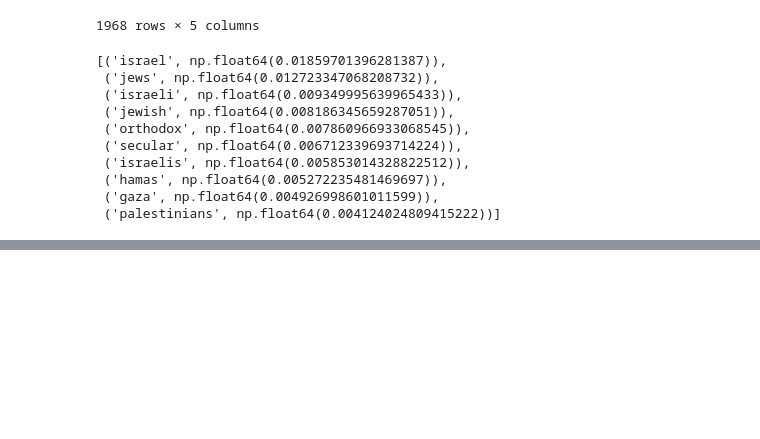
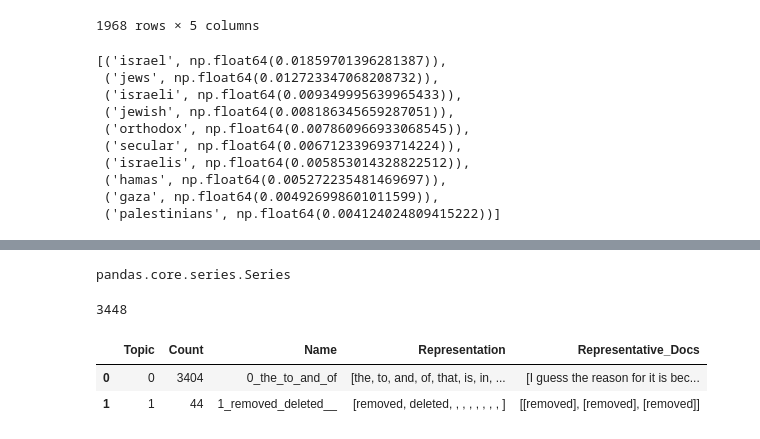
Before and after one commit to romxero/phd_research_project, a Jupyter notebook: analysis.ipynb, the cells around one changed output, grey strips where cells are left out. Cells and saved outputs as stored; diff of their text form; code cells hidden in the pictures; blank space fills up the shorter version.

```diff
--- a/analysis.ipynb
+++ b/analysis.ipynb
@@ -493,0 +691,29 @@ cleanedCommentTopicModel.get_topic(1)
+# %%
+natalismComments[natalismComments["created_utc_datetime_dates"] == "2025-01-01"]
+natalismComments["created_utc_datetime_dates"].head(10)
+
+type(natalismComments["created_utc_datetime_dates"])
+# %% [output]
+pandas.core.series.Series
+# %%
+timedCommentIndex = natalismComments.set_index('created_utc_datetime_full').sort_index()
+# %%
+myTimedCommentIndex = timedCommentIndex.loc["2025-01-15"]
+# %%
+len(myTimedCommentIndex)
+# %% [output]
+3448
+# %%
+
+timedCommentCorpusList = []
+for _str in myTimedCommentIndex["body"]:
+    timedCommentCorpusList.append(_str)
+
+timedCommentTopicModel = BERTopic()
+timedCommentTopics, timedCommentProbs = timedCommentTopicModel.fit_transform(timedCommentCorpusList)
+# %%
+timedCommentTopicModel.get_topic_info()
+# %% [output]
+|  | Topic | Count | Name | Representation | Representative_Docs |
+| 0 | 0 | 3404 | 0_the_to_and_of | [the, to, and, of, that, is, in, ... | [I guess the reason for it is bec... |
+| 1 | 1 | 44 | 1_removed_deleted__ | [removed, deleted, , , , , , , , ] | [[removed], [removed], [removed]] |
```
Also changed, not shown: parts of 22 cells of this notebook.
